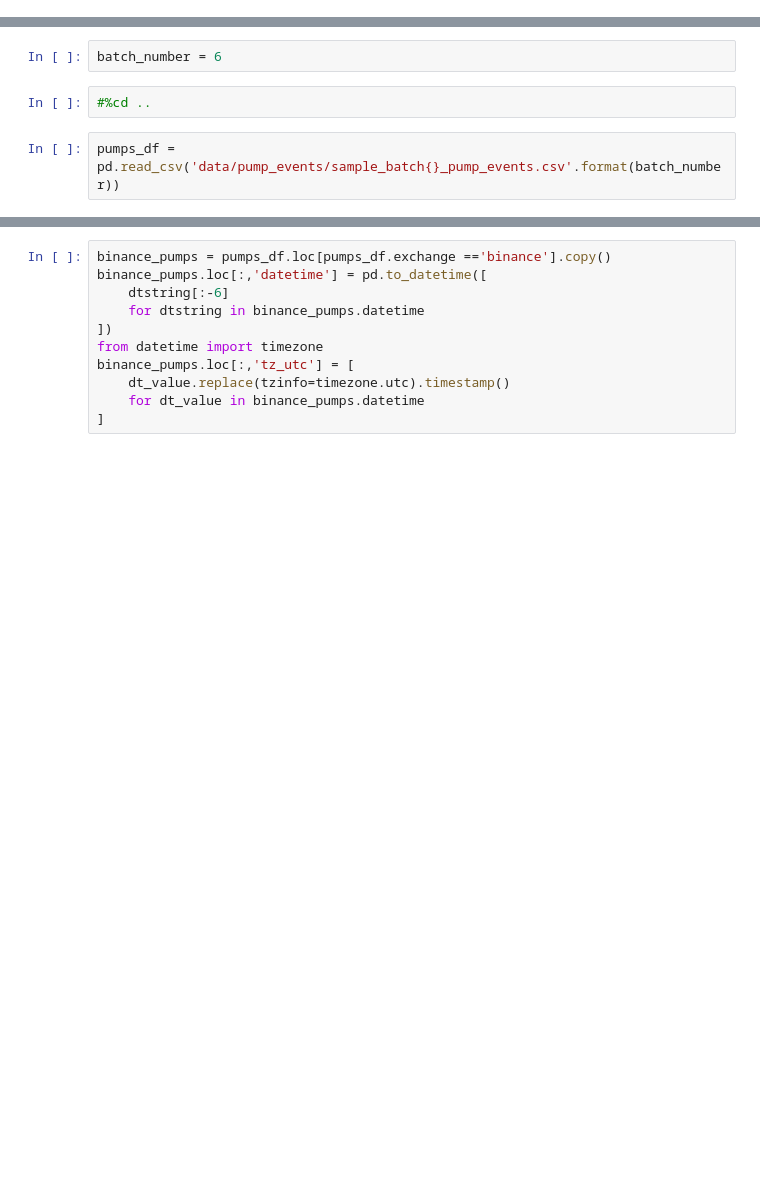
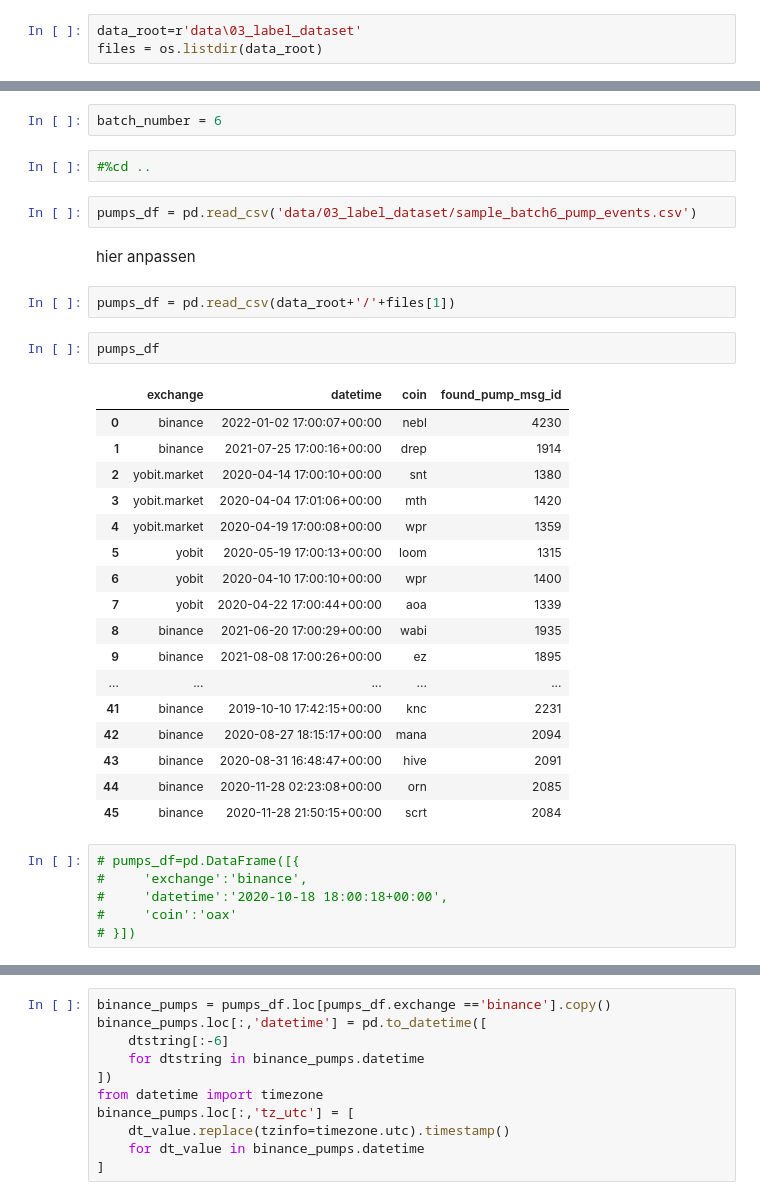
Before and after one commit to NancWN/ScrumBusters, a Jupyter notebook: Frame 1/Exchange API/Binance API/source/binance_connector.ipynb, the cells around one changed output, grey strips where cells are left out. Saved outputs shown, nothing was run; the diff lists cells and outputs as text; blank space fills up the shorter version.

Commit message:
updates to feature engineering and to the binance connector

```diff
--- a/Frame 1/Exchange API/Binance API/source/binance_connector.ipynb
+++ b/Frame 1/Exchange API/Binance API/source/binance_connector.ipynb
@@ -6,0 +13,3 @@ from math import ceil
+# %%
+data_root=r'data\03_label_dataset'
+files = os.listdir(data_root)
@@ -9,4 +25,34 @@ batch_number = 6
 # %%
 #%cd ..
 # %%
-pumps_df = pd.read_csv('data/pump_events/sample_batch{}_pump_events.csv'.format(batch_number))
+pumps_df = pd.read_csv('data/03_label_dataset/sample_batch6_pump_events.csv')
+# %% [markdown]
+hier anpassen
+# %%
+pumps_df = pd.read_csv(data_root+'/'+files[1])
+# %%
+pumps_df
+# %% [output]
+|  | exchange | datetime | coin | found_pump_msg_id |
+| 0 | binance | 2022-01-02 17:00:07+00:00 | nebl | 4230 |
+| 1 | binance | 2021-07-25 17:00:16+00:00 | drep | 1914 |
+| 2 | yobit.market | 2020-04-14 17:00:10+00:00 | snt | 1380 |
+| 3 | yobit.market | 2020-04-04 17:01:06+00:00 | mth | 1420 |
+| 4 | yobit.market | 2020-04-19 17:00:08+00:00 | wpr | 1359 |
+| 5 | yobit | 2020-05-19 17:00:13+00:00 | loom | 1315 |
+| 6 | yobit | 2020-04-10 17:00:10+00:00 | wpr | 1400 |
+| 7 | yobit | 2020-04-22 17:00:44+00:00 | aoa | 1339 |
+| 8 | binance | 2021-06-20 17:00:29+00:00 | wabi | 1935 |
+| 9 | binance | 2021-08-08 17:00:26+00:00 | ez | 1895 |
+| ... | ... | ... | ... | ... |
+| 41 | binance | 2019-10-10 17:42:15+00:00 | knc | 2231 |
+| 42 | binance | 2020-08-27 18:15:17+00:00 | mana | 2094 |
+| 43 | binance | 2020-08-31 16:48:47+00:00 | hive | 2091 |
+| 44 | binance | 2020-11-28 02:23:08+00:00 | orn | 2085 |
+| 45 | binance | 2020-11-28 21:50:15+00:00 | scrt | 2084 |
+# %%
+# pumps_df=pd.DataFrame([{
+#     'exchange':'binance',
+#     'datetime':'2020-10-18 18:00:18+00:00',
+#     'coin':'oax'
+# }])
```
Also changed, not shown: parts of 9 cells of this notebook, 2 other files.
